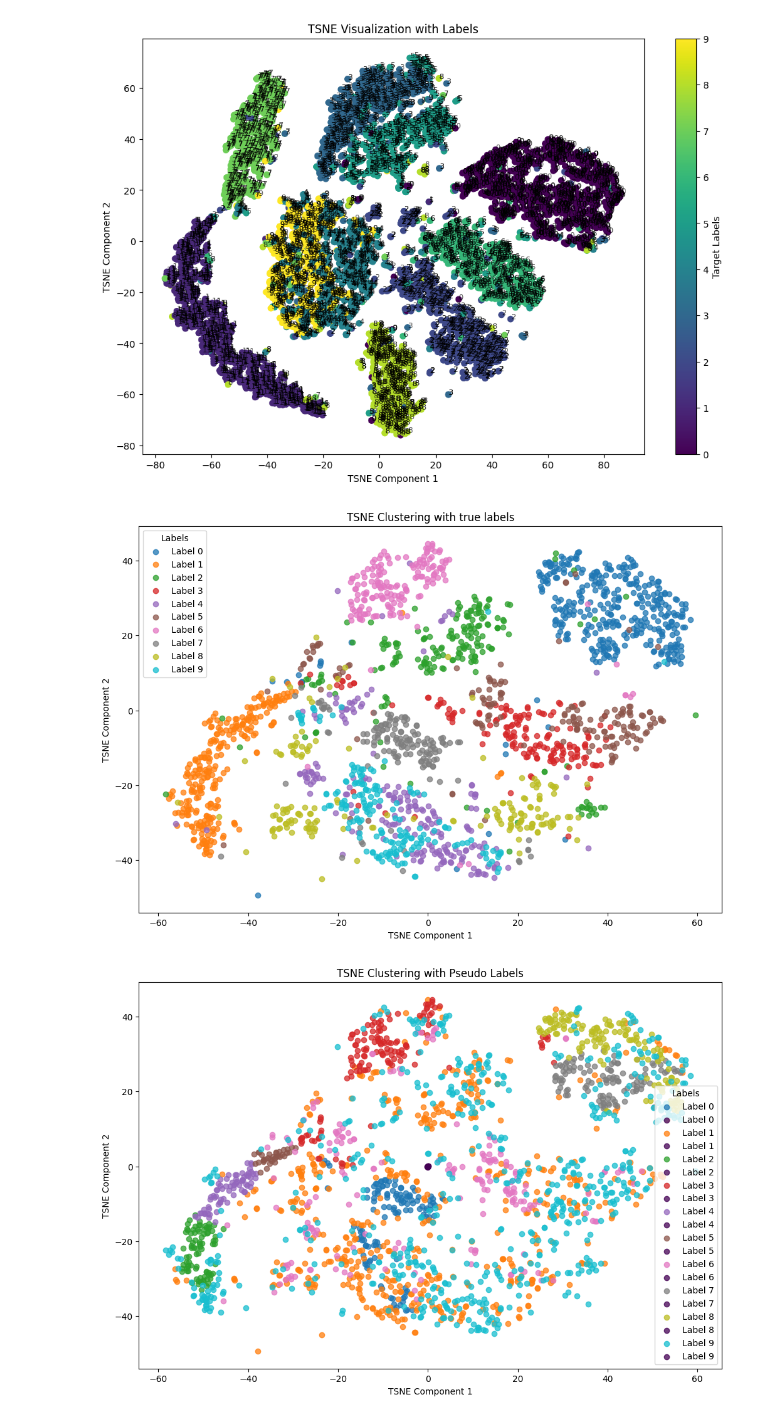
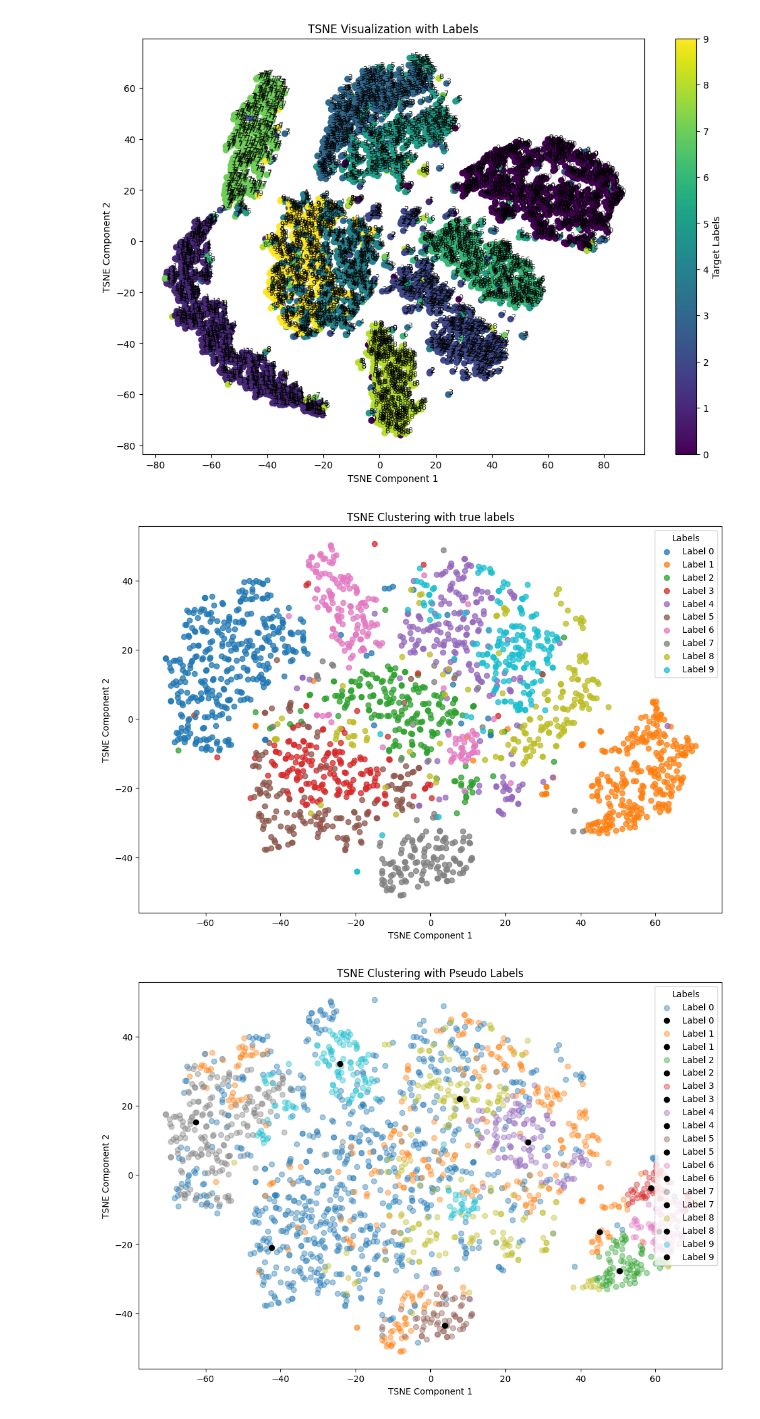
Before and after one commit to luftmeer/DeepCluster, a Jupyter notebook: deepcluster/debug_script.ipynb, the cells around one changed output. Saved outputs shown, nothing was run; the diff lists cells and outputs as text; code cells hidden in the pictures.

```diff
--- a/deepcluster/debug_script.ipynb
+++ b/deepcluster/debug_script.ipynb
@@ -65,8 +65,7 @@ tl_optimizer = torch.optim.SGD(
 
 train_loader = dataset_loader("USPS", './data', 32)
 
-
-epochs = 2
+epochs = 1
 
 k = 10
 
@@ -194,27 +221,29 @@ plt.ylabel('TSNE Component 2')
 plt.title('TSNE Clustering with true labels')
 plt.show()
 # %% [output]
-[figure, old version]
+[figure, new version]
 # %%
 # Get unique labels
 centroids = DeepCluster_Model.centroids_per_epoch[-1]
+centroids_tsne = feat_tsne_fit.transform(centroids)
+
 pseudo_labels = DeepCluster_Model.pseudo_labels_per_epoch[-1]
 unique_labels = np.unique(pseudo_labels)
 
 # Create scatter plot with a different color for each label
 plt.figure(figsize=(12, 8))
 for label in unique_labels:
     idx = np.where(pseudo_labels == label)
-    plt.scatter(feat_tsne[idx, 0], feat_tsne[idx, 1], label=f'Label {label}', alpha=0.75)
-    plt.scatter(centroids[label, 0], centroids[label, 1], label=f'Label {label}', alpha=0.75, c=0)
+    plt.scatter(feat_tsne[idx, 0], feat_tsne[idx, 1], label=f'Label {label}', alpha=0.4)
+    plt.scatter(centroids_tsne[label, 0], centroids_tsne[label, 1], label=f'Label {label}', alpha=1, c='black')
 
 # Add legend
 plt.legend(title='Labels')
 plt.xlabel('TSNE Component 1')
 plt.ylabel('TSNE Component 2')
 plt.title('TSNE Clustering with Pseudo Labels')
 plt.show()
 # %% [output]
-[figure, old version]
+[figure, new version]
 # %%
 centroids = DeepCluster_Model.centroids_per_epoch[-1]
```
Also changed, not shown: parts of 4 cells of this notebook, 1 other file.
